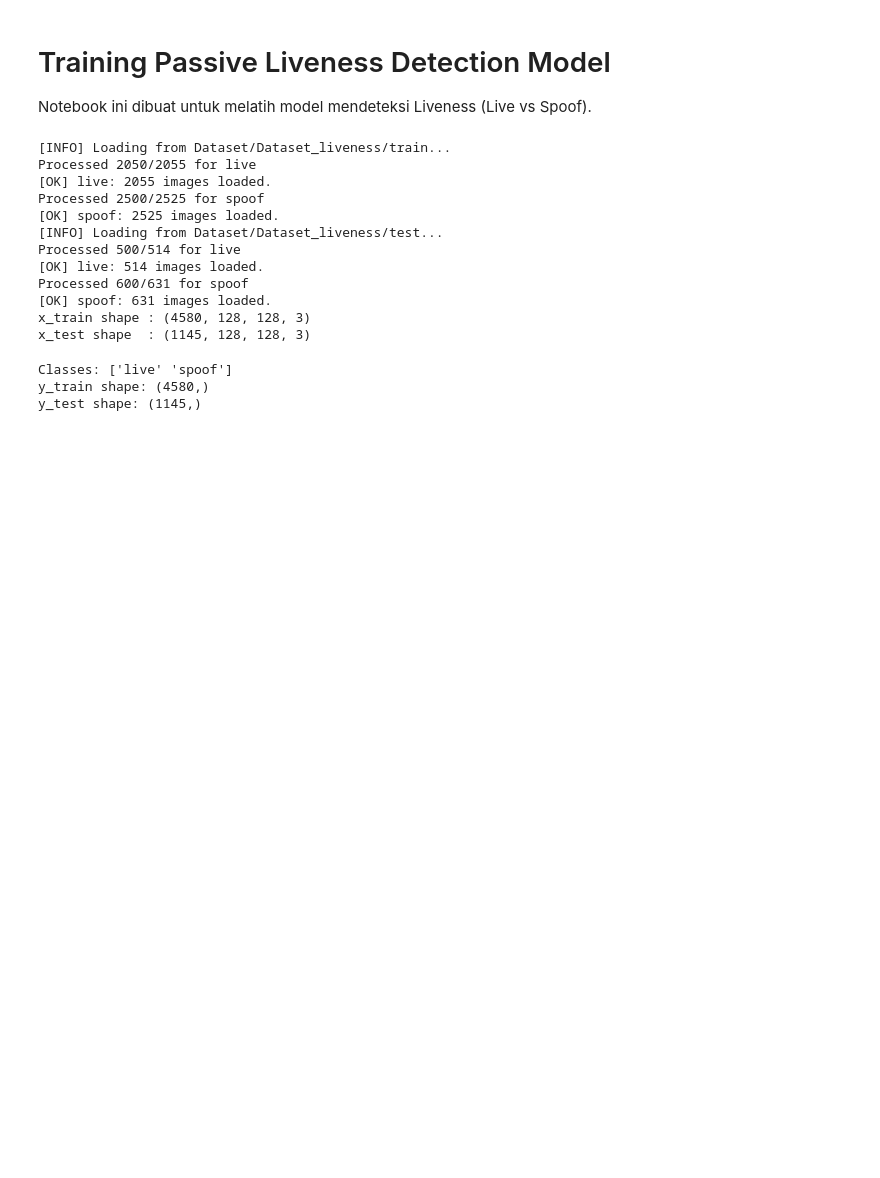
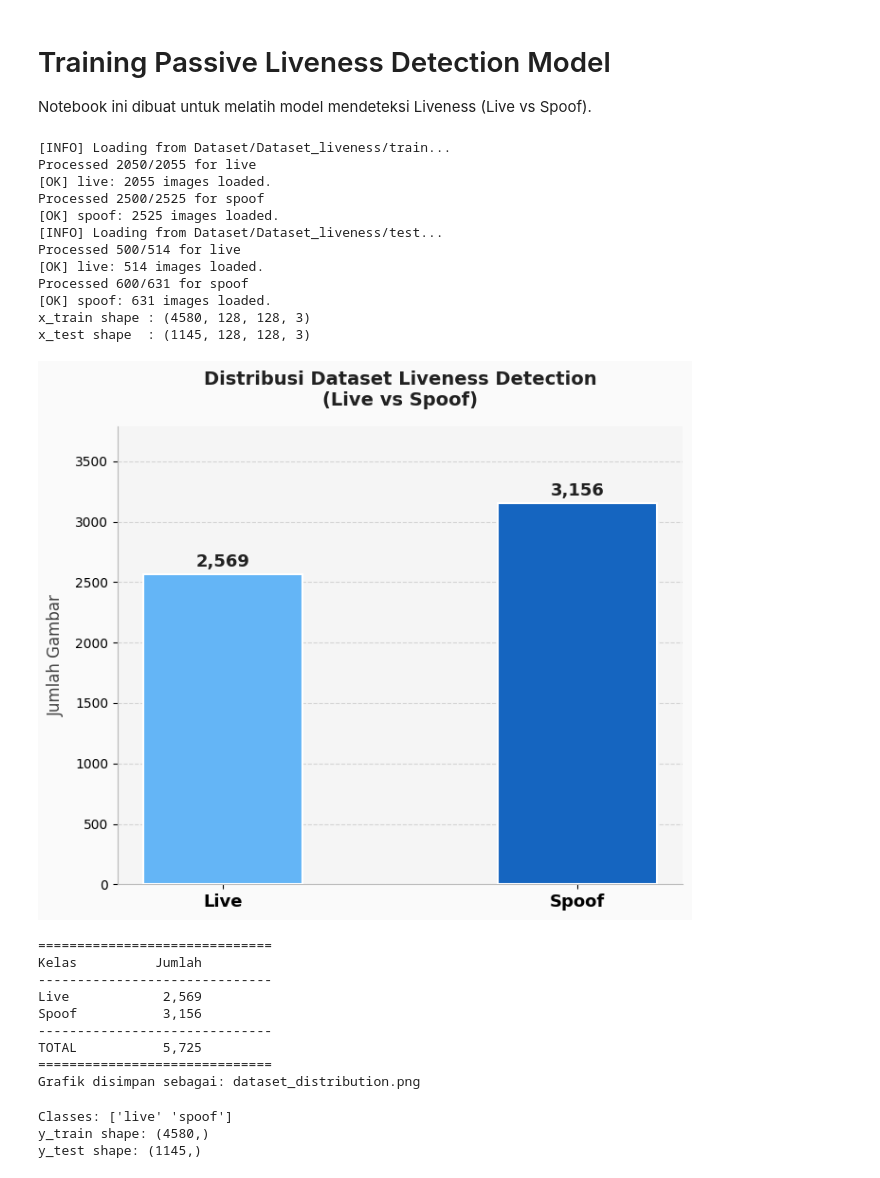
Before and after one commit to natasyababulrhaiyan/FaceAttend_VC, a Jupyter notebook: train_liveness_model.ipynb, the cells around one changed output. Drawn from its saved outputs; the diff is of its cells as text; code cells hidden in the pictures; blank space fills up the shorter version.

```diff
--- a/train_liveness_model.ipynb
+++ b/train_liveness_model.ipynb
@@ -175,3 +121,77 @@ print('=' * 48)
+# %%
+import matplotlib.pyplot as plt
+import numpy as np
+
+# Total keseluruhan: Live=2569, Spoof=3156
+labels = ['Live', 'Spoof']
+values = [2569, 3156]
+colors = ['#64B5F6', '#1565C0']  # biru muda, biru gelap
+
+x = np.arange(len(labels))
+width = 0.45
+
+fig, ax = plt.subplots(figsize=(7, 6))
+fig.patch.set_facecolor('#FAFAFA')
+ax.set_facecolor('#F5F5F5')
+
+bars = ax.bar(x, values, width,
+              color=colors, edgecolor='white', linewidth=1.5, zorder=3)
+
+# Label angka di atas setiap bar
+for bar, val in zip(bars, values):
+    ax.text(
+        bar.get_x() + bar.get_width() / 2.,
+        bar.get_height() + 30,
+        f'{val:,}',
+        ha='center', va='bottom',
+        fontsize=13, fontweight='bold', color='#212121'
+    )
+
+# Grid horizontal
+ax.yaxis.grid(True, linestyle='--', alpha=0.6, color='#BDBDBD', zorder=0)
+ax.set_axisbelow(True)
+
+# Judul & label sumbu
+ax.set_title(
+    'Distribusi Dataset Liveness Detection\n(Live vs Spoof)',
+    fontsize=14, fontweight='bold', color='#212121', pad=16
+)
+ax.set_ylabel('Jumlah Gambar', fontsize=12, labelpad=8, color='#424242')
+ax.set_xticks(x)
+ax.set_xticklabels(labels, fontsize=13, fontweight='bold')
+ax.set_ylim(0, max(values) * 1.20)
+ax.yaxis.set_tick_params(labelsize=10)
+
+# Spines
+for spine in ['top', 'right']:
+    ax.spines[spine].set_visible(False)
+ax.spines['left'].set_color('#BDBDBD')
+ax.spines['bottom'].set_color('#BDBDBD')
+
+plt.tight_layout()
+plt.savefig('dataset_distribution.png', dpi=150, bbox_inches='tight')
+plt.show()
+
+print('=' * 30)
+print(f"{'Kelas':<10} {'Jumlah':>10}")
+print('-' * 30)
+for lbl, val in zip(labels, values):
+    print(f"{lbl:<10} {val:>10,}")
+print('-' * 30)
+print(f"{'TOTAL':<10} {sum(values):>10,}")
+print('=' * 30)
+print('Grafik disimpan sebagai: dataset_distribution.png')
+# %% [output]
+[figure, added]
+==============================
+Kelas          Jumlah
+------------------------------
+Live            2,569
+Spoof           3,156
+------------------------------
+TOTAL           5,725
+==============================
+Grafik disimpan sebagai: dataset_distribution.png
 # %%
 # Normalisasi data
 x_train = x_train / 255.0
```
Also changed, not shown: parts of 6 cells of this notebook, 1 other file.
